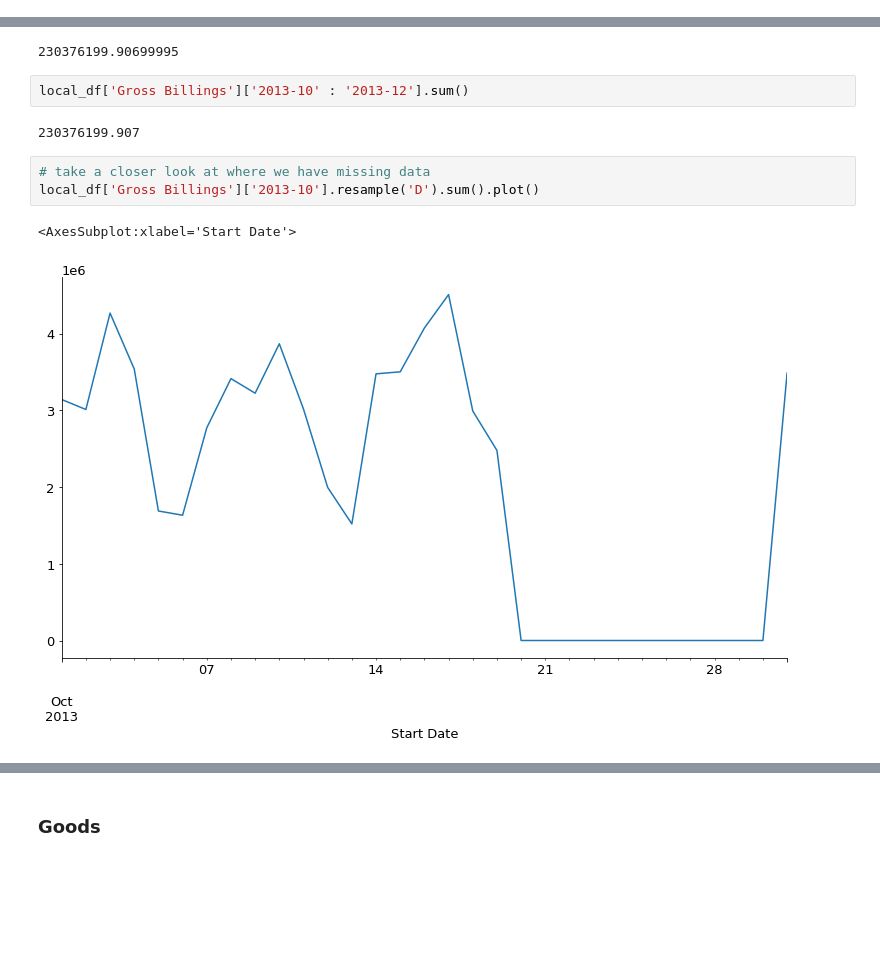
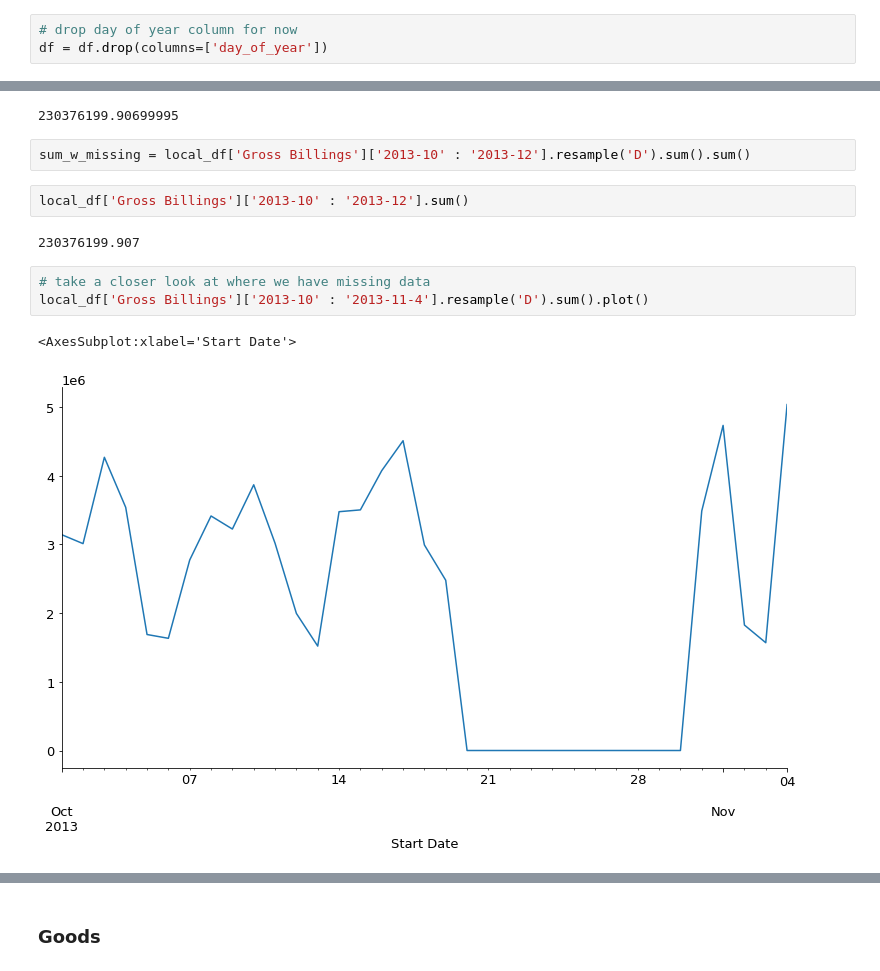
Before and after one commit to adam-talbot/time_series_personal_project, a Jupyter notebook: GRPN.ipynb, the cells around one changed output, grey strips where cells are left out. Drawn from its saved outputs; the diff is of its cells as text; blank space fills up the shorter version.

Commit message:
finished analysis, just need to clean up visuals and make report

```diff
--- a/GRPN.ipynb
+++ b/GRPN.ipynb
@@ -270,6 +270,9 @@ df['Gross Billings'].resample('D').sum().plot()
 - I see the drop in gross billings around end of Oct 2013 (missing data?)
 # %% [markdown]
 ## Find Missing Data
+# %%
+# drop day of year column for now
+df = df.drop(columns=['day_of_year'])
 # %%
 # lets break down into each segment
 df.Segment.value_counts()
@@ -305,13 +318,15 @@ local_df['Gross Billings']['2013-10' : '2013-12'].resample('D').sum().plot()
 local_df['Gross Billings']['2013-10' : '2013-12'].resample('D').sum().sum()
 # %% [output]
 230376199.90699995
+# %%
+sum_w_missing = local_df['Gross Billings']['2013-10' : '2013-12'].resample('D').sum().sum()
 # %%
 local_df['Gross Billings']['2013-10' : '2013-12'].sum()
 # %% [output]
 230376199.907
 # %%
 # take a closer look at where we have missing data
-local_df['Gross Billings']['2013-10'].resample('D').sum().plot()
+local_df['Gross Billings']['2013-10' : '2013-11-4'].resample('D').sum().plot()
 # %% [output]
 <AxesSubplot:xlabel='Start Date'>
-[figure, old version]
+[figure, new version]
```
Also changed, not shown: parts of 29 cells of this notebook, 2 other files.
